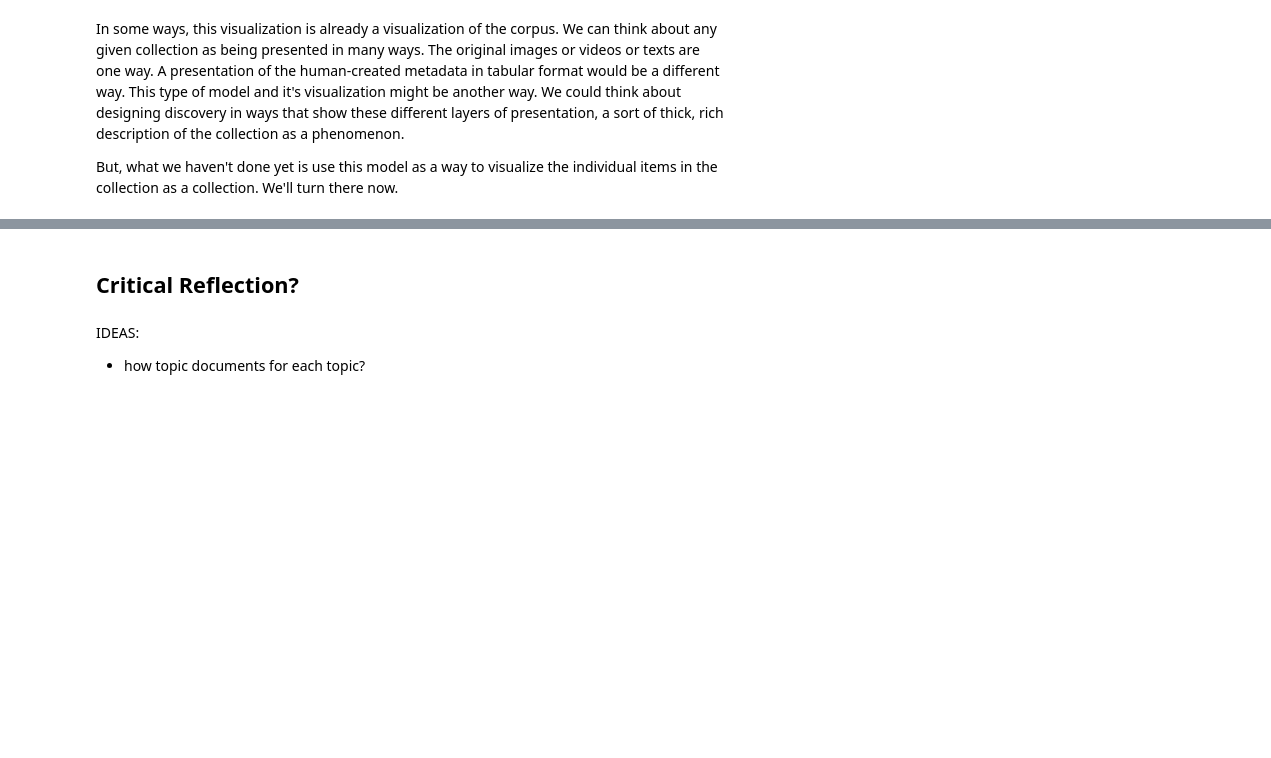
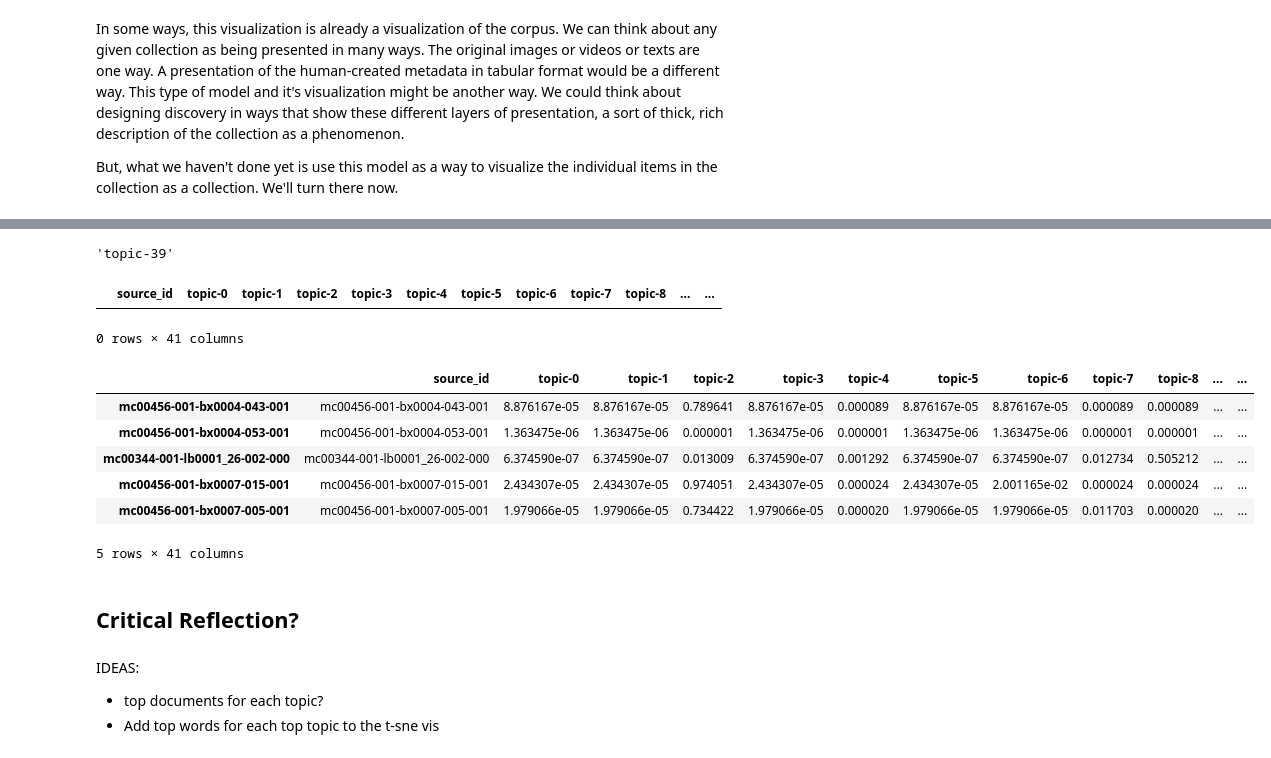
Before and after one commit to csbailey5t/TRLN-Workshop-2020, a Jupyter notebook: model-visualize.ipynb, the cells around one changed output, grey strips where cells are left out. Cells and saved outputs as stored; diff of their text form; code cells hidden in the pictures; blank space fills up the shorter version.

Commit message:
Build topic distribution data

```diff
--- a/model-visualize.ipynb
+++ b/model-visualize.ipynb
@@ -393,0 +447,35 @@ But, what we haven't done yet is use this model as a way to visualize the indivi
+# %%
+# Create headers for the DataFrame
+headers = ["source_id"]
+for i in range(40):
+    headers.append(f"topic-{i}")
+# %%
+# Check that our last topic header is correctly numbered
+headers[-1]
+# %% [output]
+'topic-39'
+# %%
+# Set up the DataFrame
+df = pd.DataFrame(columns=headers)
+df
+# %% [output]
+|  | source_id | topic-0 | topic-1 | topic-2 | topic-3 | topic-4 | topic-5 | topic-6 | topic-7 | topic-8 | ... | ... |
+0 rows × 41 columns
+# %%
+# Generally, building pandas DataFrames row by row is not a best practice, but it makes sense here given the gensim function that gives us the topic distribution for a document
+for i in range(len(item_ids)):
+    item_id = item_ids[i]
+    new_row = [item_id]
+    for _, prob in lda_model.get_document_topics(loaded_corpus[i], minimum_probability=0):
+        new_row.append(prob)
+    df.loc[item_id] = new_row
+# %%
+df.head()
+# %% [output]
+|  | source_id | topic-0 | topic-1 | topic-2 | topic-3 | topic-4 | topic-5 | topic-6 | topic-7 | topic-8 | ... | ... |
+| mc00456-001-bx0004-043-001 | mc00456-001-bx0004-043-001 | 8.876167e-05 | 8.876167e-05 | 0.789641 | 8.876167e-05 | 0.000089 | 8.876167e-05 | 8.876167e-05 | 0.000089 | 0.000089 | ... | ... |
+| mc00456-001-bx0004-053-001 | mc00456-001-bx0004-053-001 | 1.363475e-06 | 1.363475e-06 | 0.000001 | 1.363475e-06 | 0.000001 | 1.363475e-06 | 1.363475e-06 | 0.000001 | 0.000001 | ... | ... |
+| mc00344-001-lb0001_26-002-000 | mc00344-001-lb0001_26-002-000 | 6.374590e-07 | 6.374590e-07 | 0.013009 | 6.374590e-07 | 0.001292 | 6.374590e-07 | 6.374590e-07 | 0.012734 | 0.505212 | ... | ... |
+| mc00456-001-bx0007-015-001 | mc00456-001-bx0007-015-001 | 2.434307e-05 | 2.434307e-05 | 0.974051 | 2.434307e-05 | 0.000024 | 2.434307e-05 | 2.001165e-02 | 0.000024 | 0.000024 | ... | ... |
+| mc00456-001-bx0007-005-001 | mc00456-001-bx0007-005-001 | 1.979066e-05 | 1.979066e-05 | 0.734422 | 1.979066e-05 | 0.000020 | 1.979066e-05 | 1.979066e-05 | 0.011703 | 0.000020 | ... | ... |
+5 rows × 41 columns
@@ -394,5 +485,6 @@ But, what we haven't done yet is use this model as a way to visualize the indivi
 # %% [markdown]
 ## Critical Reflection?
-# %% [markdown]
-IDEAS:
-- how topic documents for each topic?
+# %% [markdown]
+IDEAS:
+- top documents for each topic?
+- Add top words for each top topic to the t-sne vis
```
Also changed, not shown: parts of 9 cells of this notebook, 1 other file.
